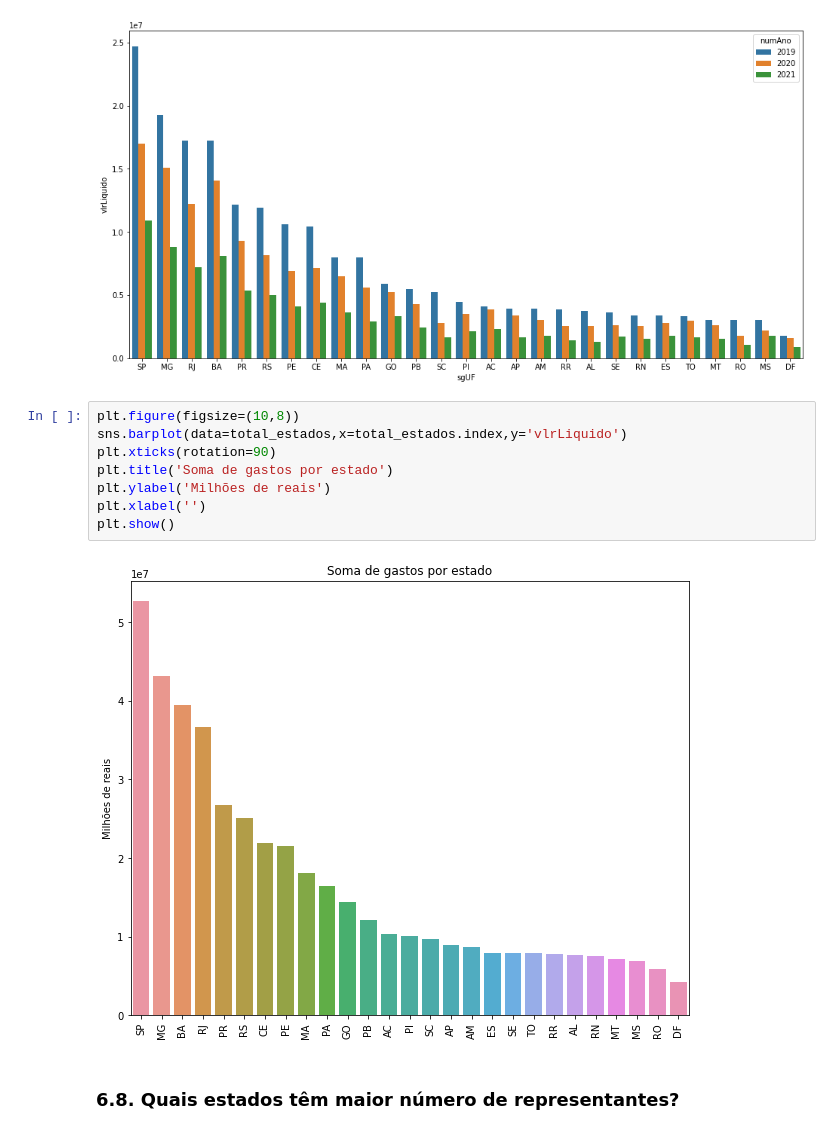
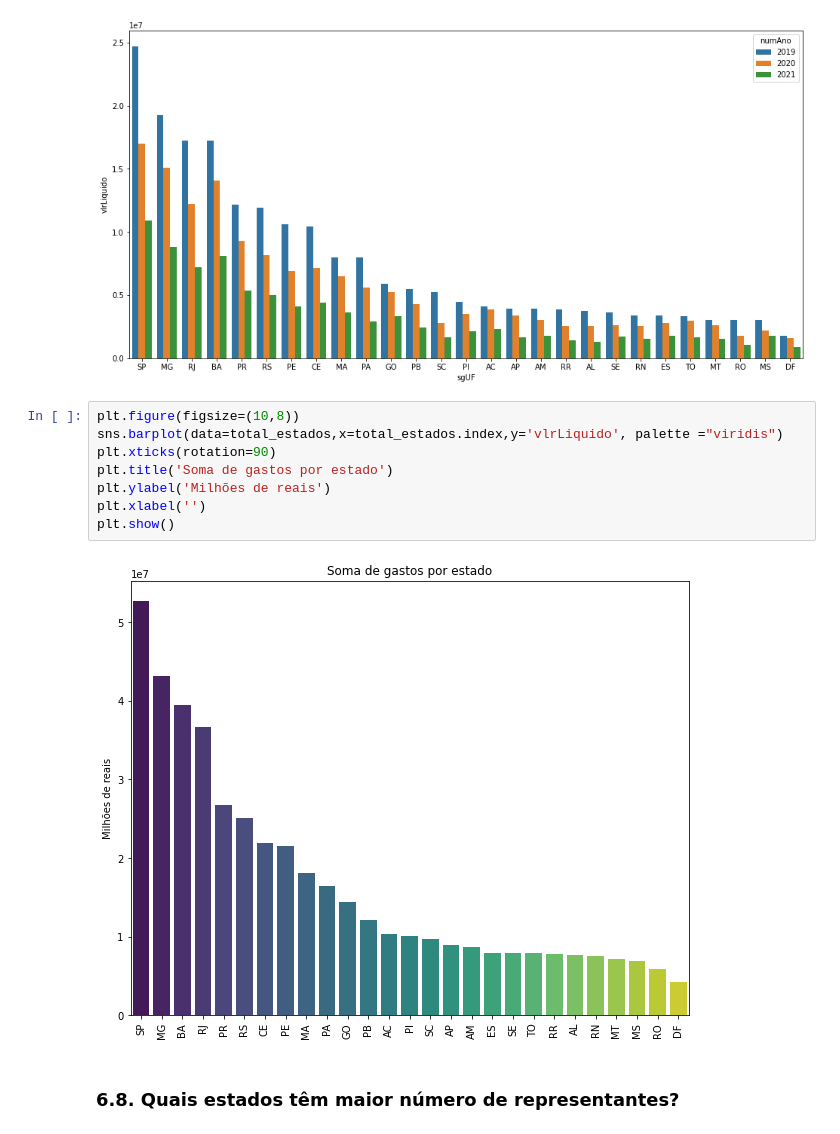
Before and after one commit to ViniciusCostaSouto/Projeto-Modulo-5-Grupo-9, a Jupyter notebook: Projeto_Final_Módulo_5_[G9].ipynb, the cells around one changed output. Drawn from its saved outputs; the diff is of its cells as text.

```diff
--- a/Projeto_Final_Módulo_5_[G9].ipynb
+++ b/Projeto_Final_Módulo_5_[G9].ipynb
@@ -855,14 +891,14 @@ sns.barplot(data=total_estados_ano,x='sgUF',y='vlrLiquido',hue='numAno')
 [figure]
 # %%
 plt.figure(figsize=(10,8))
-sns.barplot(data=total_estados,x=total_estados.index,y='vlrLiquido')
+sns.barplot(data=total_estados,x=total_estados.index,y='vlrLiquido', palette ="viridis")
 plt.xticks(rotation=90)
 plt.title('Soma de gastos por estado')
 plt.ylabel('Milhões de reais')
 plt.xlabel('')
 plt.show()
 # %% [output]
-[figure, old version]
+[figure, new version]
 # %% [markdown]
 ### **6.8. Quais estados têm maior número de representantes?**
 # %% [markdown]
```
Also changed, not shown: parts of 46 cells of this notebook.
